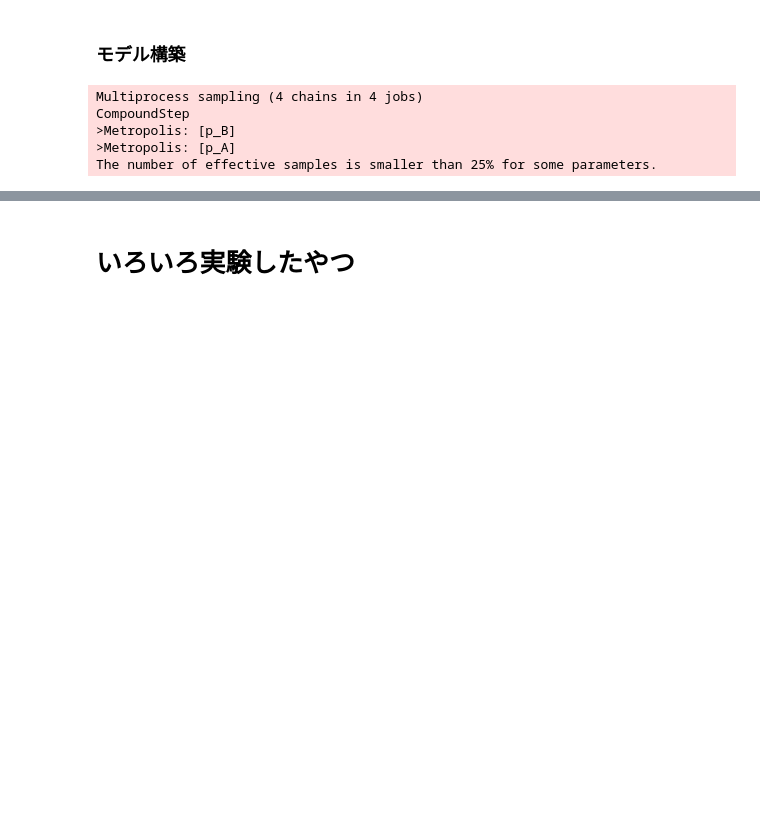
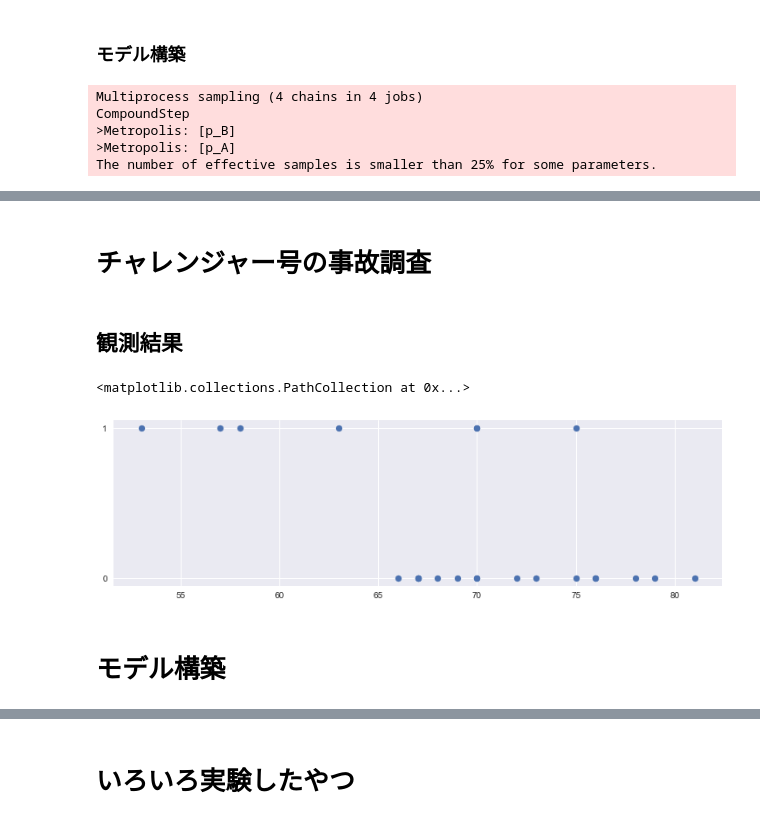
Before and after one commit to hiroaki8388/datascienceEdu, a Jupyter notebook: Ch2.ipynb, the cells around one changed output, grey strips where cells are left out. Saved outputs shown, nothing was run; the diff lists cells and outputs as text; code cells hidden in the pictures; blank space fills up the shorter version.

```diff
--- a/Ch2.ipynb
+++ b/Ch2.ipynb
@@ -118,0 +167,14 @@ Text(0.5,1,'delta')
+# %% [markdown]
+# チャレンジャー号の事故調査
+# %% [markdown]
+## 観測結果
+# %%
+figsize(12.5, 3.5)
+challenger_data=pd.read_csv('./dataset/Probabilistic-Programming-and-Bayesian-Methods-for-Hackers/Chapter2_MorePyMC/data/challenger_data.csv')
+challenger_data=challenger_data.iloc[:-1,1:].dropna()
+plt.scatter(challenger_data.iloc[:,0],challenger_data.iloc[:,1])
+# %% [output]
+<matplotlib.collections.PathCollection at 0x...>
+[figure, added]
+# %% [markdown]
+# モデル構築
```
Also changed, not shown: parts of 15 cells of this notebook.
